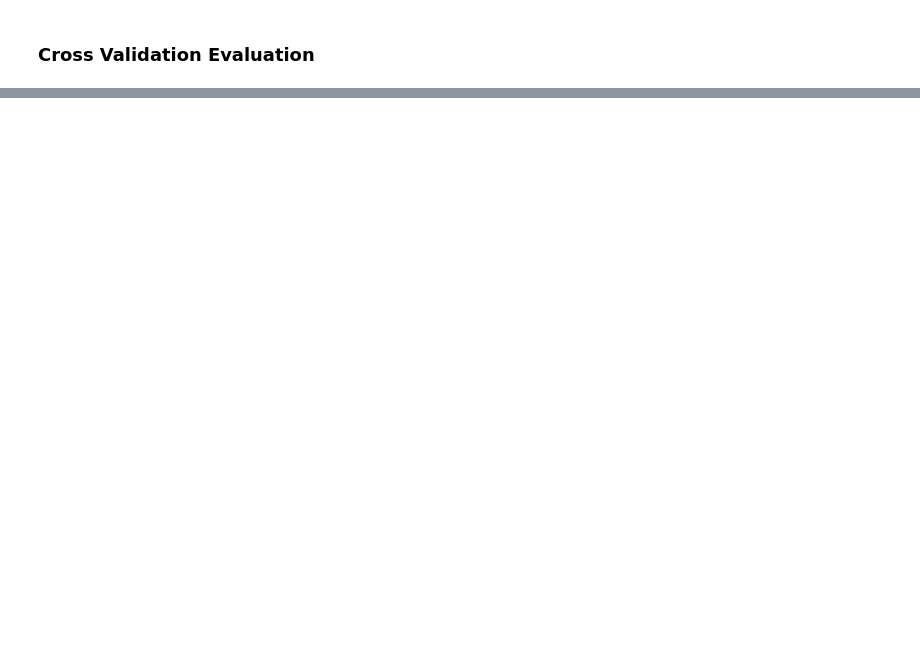
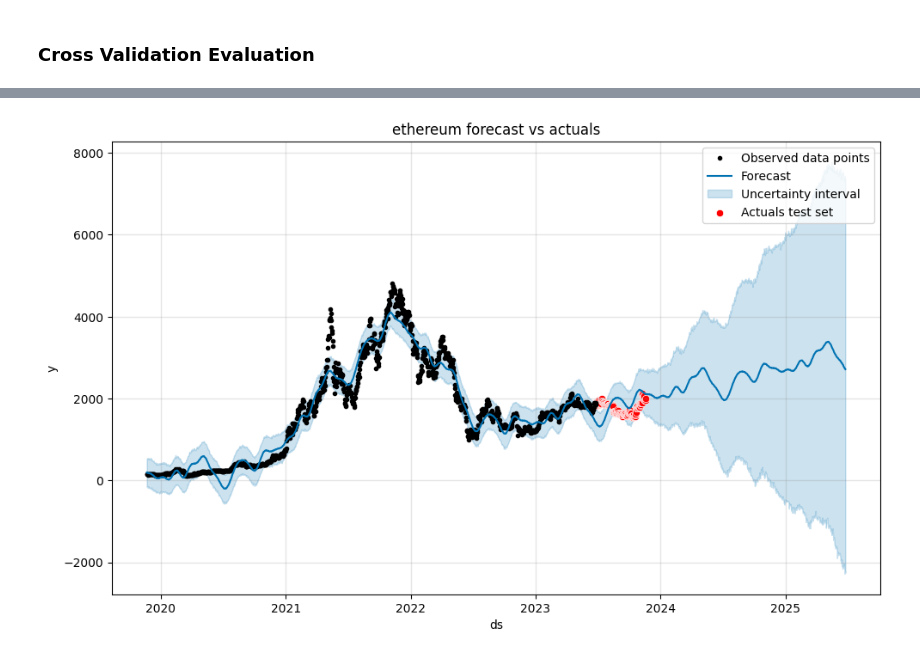
Before and after one commit to LeonMichel96/ML-Time-Series-Crypto, a Jupyter notebook: notebooks/Prophet_TimeSeries.ipynb, the cells around one changed output, grey strips where cells are left out. Cells and saved outputs as stored; diff of their text form; code cells hidden in the pictures; blank space fills up the shorter version.

```diff
--- a/notebooks/Prophet_TimeSeries.ipynb
+++ b/notebooks/Prophet_TimeSeries.ipynb
@@ -201,0 +251,3 @@ mape
+# %%
+future = model.make_future_dataframe(periods=730)
+future
@@ -201,0 +268,3 @@ mape
+# %%
+forecast_new = model.predict(future)
+forecast_test[['ds', 'yhat', 'yhat_lower', 'yhat_upper']].tail()
@@ -201,0 +278,12 @@ mape
+# %%
+fig_3 = model.plot(forecast_new)
+
+ax = plt.gca()
+sns.scatterplot(x='ds', y='y', data=test, color='red', label='Actuals test set', ax=ax)
+
+plt.legend()
+plt.title(f'{coin} forecast vs actuals')
+
+plt.show()
+# %% [output]
+[figure, added]
```
Also changed, not shown: parts of 19 cells of this notebook.
